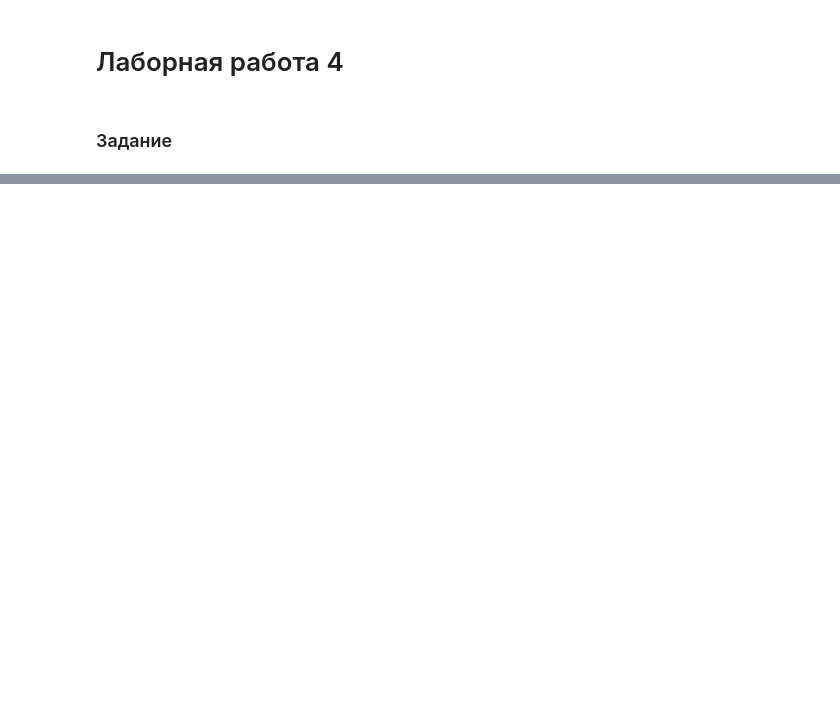
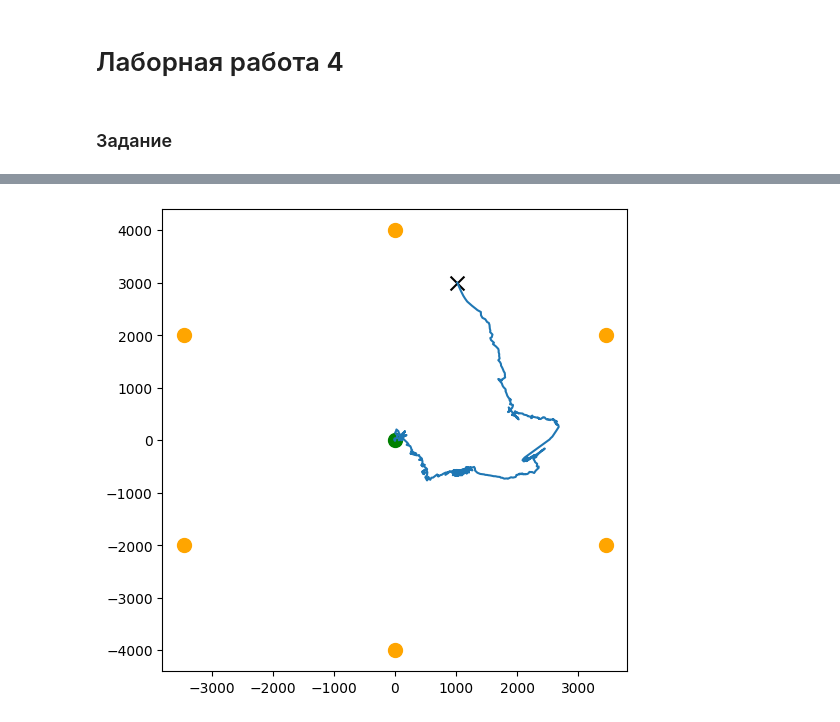
Before and after one commit to ipaingo/study, a Jupyter notebook: python/imit/lab4.ipynb, the cells around one changed output, grey strips where cells are left out. Saved outputs shown, nothing was run; the diff lists cells and outputs as text; code cells hidden in the pictures; blank space fills up the shorter version.

```diff
--- a/python/imit/lab4.ipynb
+++ b/python/imit/lab4.ipynb
@@ -215,0 +157,8 @@ plt.close()
+# %%
+# Матрица переходных вероятностей
+P = 1 / 20 * np.array([[16, 1, 1, 1, 1],
+                       [1, 16, 1, 1, 1],
+                       [1, 1, 16, 1, 1],
+                       [1, 1, 1, 16, 1],
+                       [1, 1, 1, 1, 16]])
+print("P = \n", P)
@@ -215,0 +172,16 @@ plt.close()
+# %%
+# Считываем координаты станций из файла
+stations = []
+with open('./lab_files/stations.txt', 'r') as f:
+    x = f.readline().split()
+    y = f.readline().split()
+    stations = np.vstack((x, y)).T
+stations = np.array(stations).reshape((6, -1)).astype(float)
+print(stations)
+# Считываем показания станций
+y = []
+with open('./lab_files/RSSI-measurements.txt', 'r') as f:
+    for l in f.readlines():
+        y.extend(l.split())
+y = np.array(y).reshape((len(stations), -1)).astype(float).T
+print(y)
@@ -215,0 +282,16 @@ plt.close()
+# %%
+plt.figure(figsize=(6, 6))
+plt.scatter(stations[:, 0], stations[:, 1],
+            c='orange', s=100, marker='o',
+            label='Базовые станции')
+path = np.array(path)
+plt.plot(path[:, 0], path[:, 3])
+plt.scatter(path[0, 0], path[0, 3],
+            c='green', s=100,
+            marker='o', label='Начало')
+plt.scatter(path[-1, 0], path[-1, 3],
+            c='black', s=100,
+            marker='x', label='Конец')
+plt.show()
+# %% [output]
+[figure, added]
```
Also changed, not shown: parts of 13 cells of this notebook, 3 other files.
